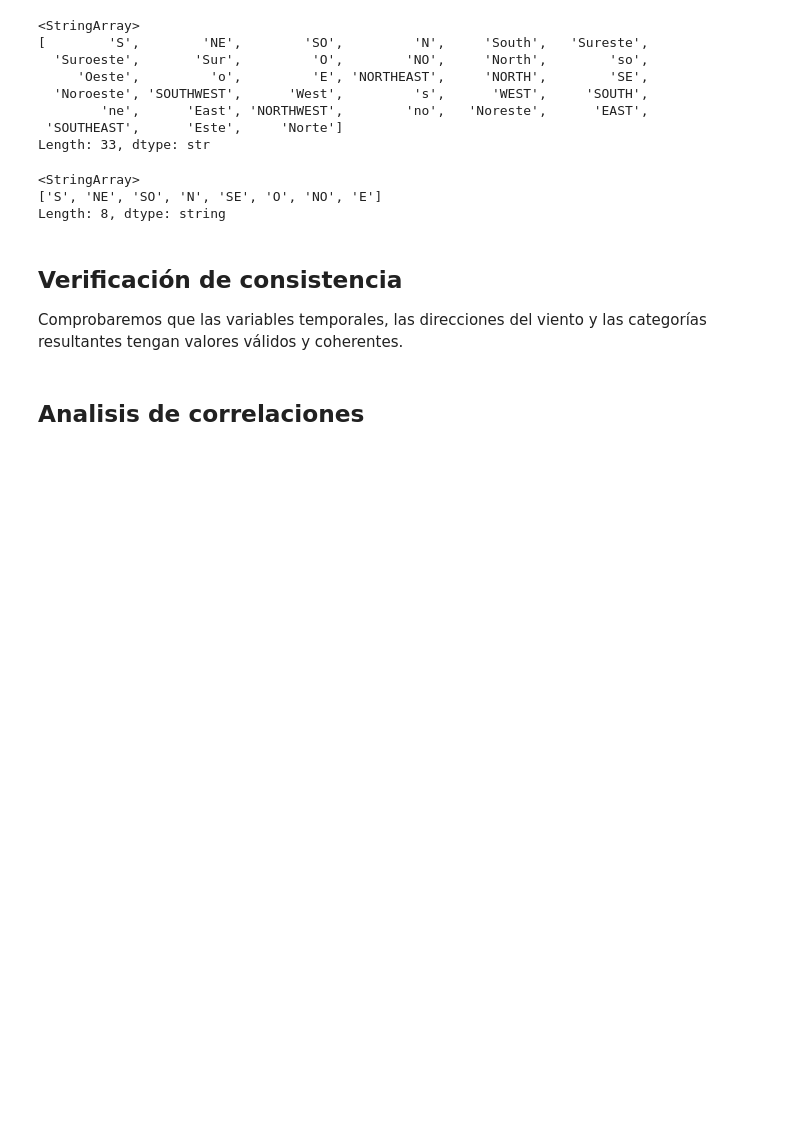
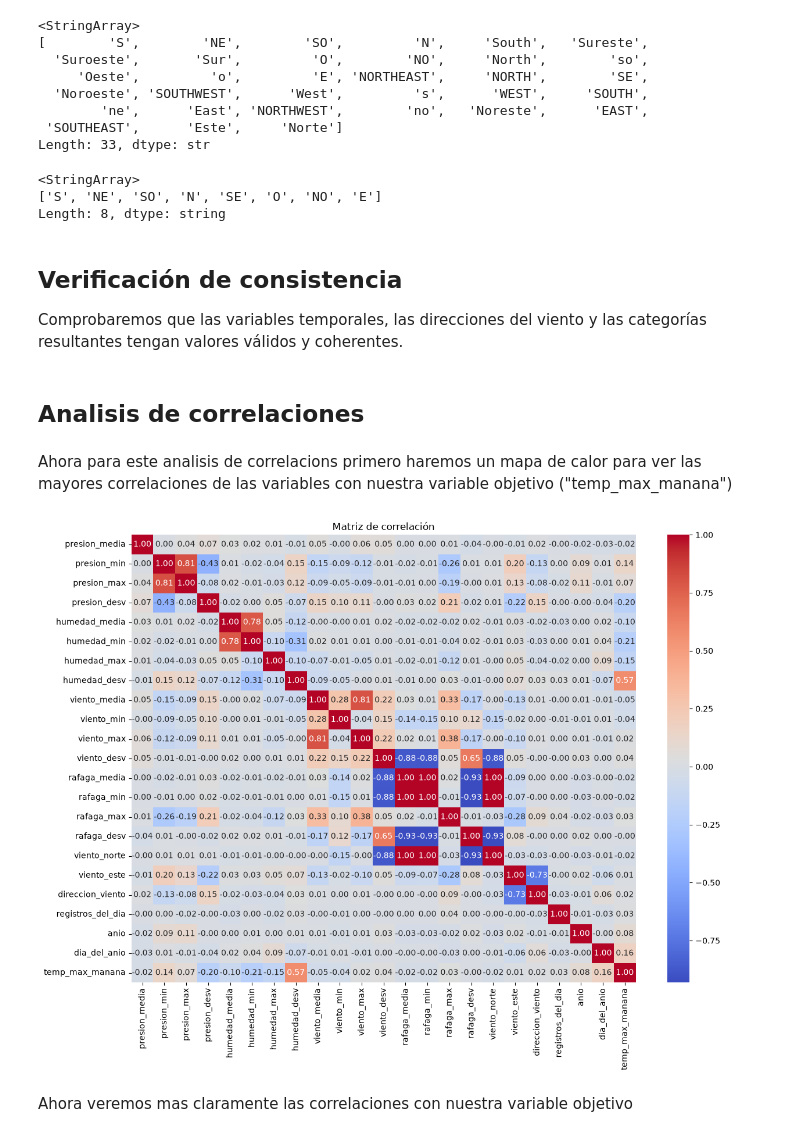
Before and after one commit to SebastianVO15/Laboratorio-1-G11-Aprendizaje-de-maquina, a Jupyter notebook: Laboratorio1_G11.ipynb, the cells around one changed output. Saved outputs shown, nothing was run; the diff lists cells and outputs as text; code cells hidden in the pictures; blank space fills up the shorter version.

Commit message:
Primer intento de analisis

```diff
--- a/Laboratorio1_G11.ipynb
+++ b/Laboratorio1_G11.ipynb
@@ -545,3 +545,16 @@ assert set(datos["sector_viento"].unique()) <= {
 }
 # %% [markdown]
 ## Analisis de correlaciones
+# %% [markdown]
+Ahora para este analisis de correlacions primero haremos un mapa de calor para ver las mayores correlaciones de las variables con nuestra variable objetivo ("temp_max_manana")
+# %%
+correlaciones = datos.select_dtypes(include="number").corr()
+
+plt.figure(figsize=(14, 10))
+sns.heatmap(correlaciones, annot=True, cmap="coolwarm", fmt=".2f")
+plt.title("Matriz de correlación")
+plt.show()
+# %% [output]
+[figure, added]
+# %% [markdown]
+Ahora veremos mas claramente las correlaciones con nuestra variable objetivo
```
Also changed, not shown: parts of 2 cells of this notebook.
